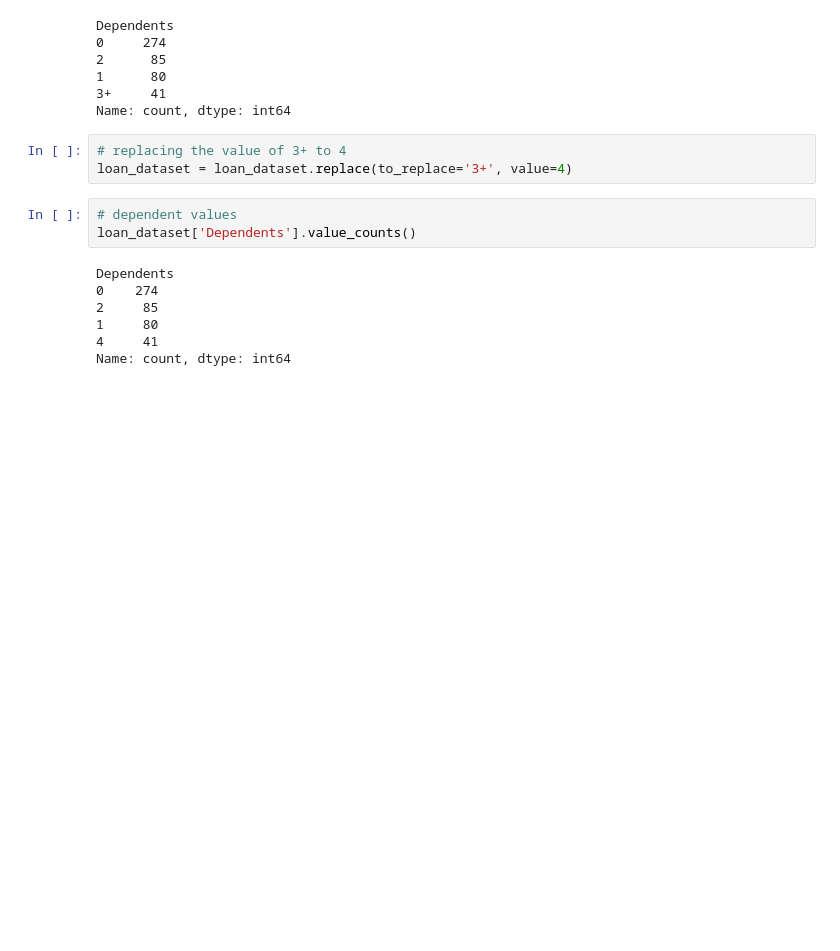
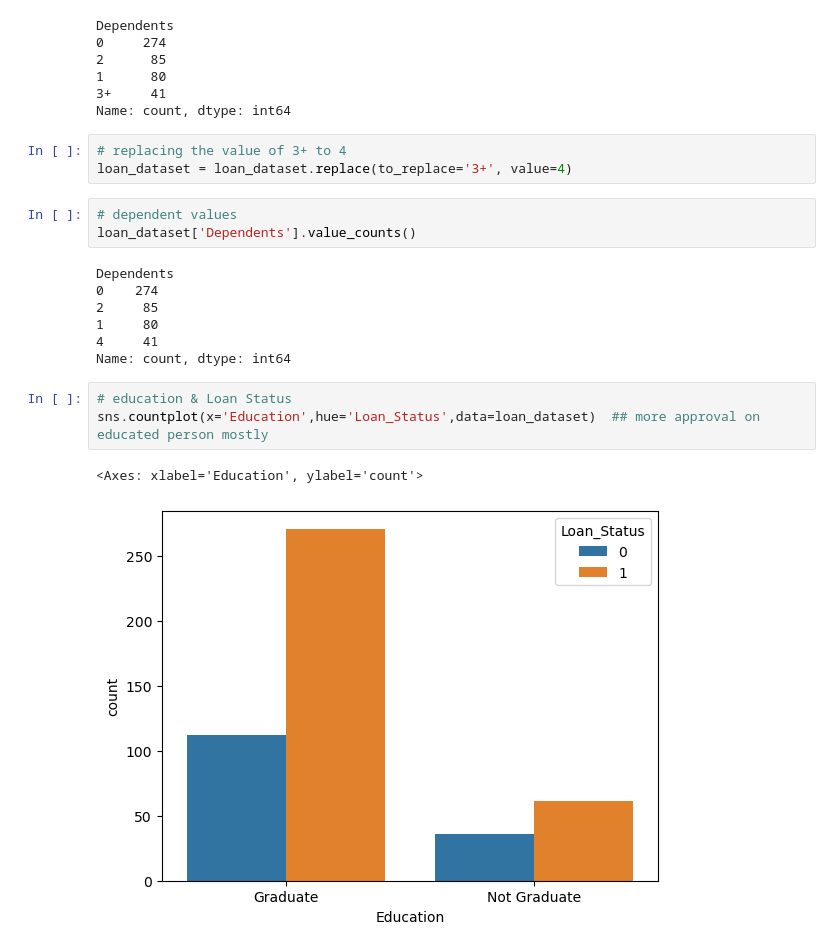
Before and after one commit to RandomRohit-hub/Loan-status-prediction, a Jupyter notebook: Untitled.ipynb, the cells around one changed output. Saved outputs shown, nothing was run; the diff lists cells and outputs as text; blank space fills up the shorter version.

```diff
--- a/Untitled.ipynb
+++ b/Untitled.ipynb
@@ -119,3 +119,9 @@ Dependents
 1     80
 4     41
 Name: count, dtype: int64
+# %%
+# education & Loan Status
+sns.countplot(x='Education',hue='Loan_Status',data=loan_dataset)  ## more approval on educated person mostly
+# %% [output]
+<Axes: xlabel='Education', ylabel='count'>
+[figure, added]
```
Also changed, not shown: parts of 5 cells of this notebook.
